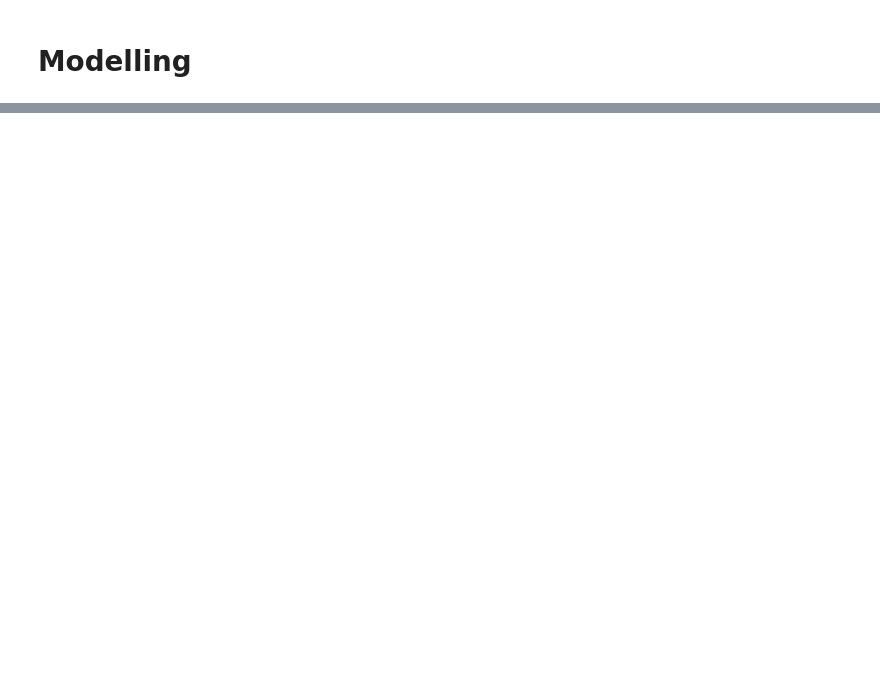
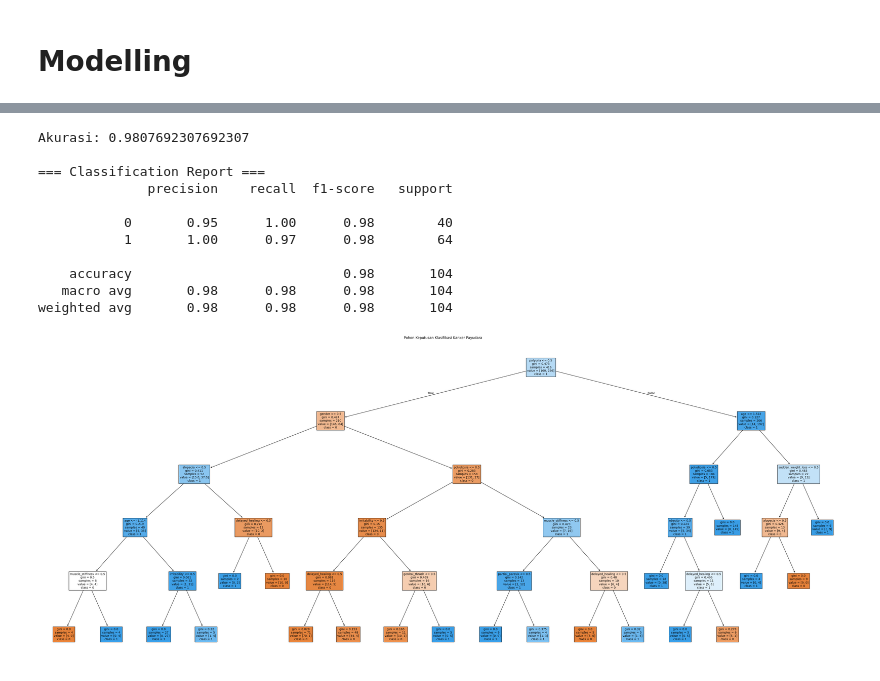
Before and after one commit to aura090305/pendata, a Jupyter notebook: _sources/Tugas_UAS.ipynb, the cells around one changed output, grey strips where cells are left out. Saved outputs shown, nothing was run; the diff lists cells and outputs as text; code cells hidden in the pictures; blank space fills up the shorter version.

```diff
--- a/_sources/Tugas_UAS.ipynb
+++ b/_sources/Tugas_UAS.ipynb
@@ -597,0 +204,33 @@ Pilih model terbaik berdasarkan metrik yang paling relevan dengan tujuan Anda (m
+# %%
+from sklearn.tree import DecisionTreeClassifier, plot_tree
+from sklearn.metrics import accuracy_score, classification_report
+import matplotlib.pyplot as plt
+
+# === 7. Training Decision Tree ===
+clf = DecisionTreeClassifier(criterion='gini', max_depth=5, random_state=42)
+clf.fit(X_train, y_train)
+
+# === 8. Evaluasi Model ===
+y_pred = clf.predict(X_test)
+print("Akurasi:", accuracy_score(y_test, y_pred))
+print("\n=== Classification Report ===")
+print(classification_report(y_test, y_pred))
+
+# === 9. Visualisasi Struktur Pohon ===
+plt.figure(figsize=(50, 20))
+plot_tree(clf, feature_names=X.columns, class_names=list(map(str, clf.classes_)), filled=True, fontsize=10)
+plt.title("Pohon Keputusan Klasifikasi Kanker Payudara")
+plt.show()
+# %% [output]
+Akurasi: 0.9807692307692307
+
+=== Classification Report ===
+              precision    recall  f1-score   support
+
+           0       0.95      1.00      0.98        40
+           1       1.00      0.97      0.98        64
+
+    accuracy                           0.98       104
+   macro avg       0.98      0.98      0.98       104
+weighted avg       0.98      0.98      0.98       104
+[figure, added]
```
Also changed, not shown: parts of 12 cells of this notebook, 9 other files.
